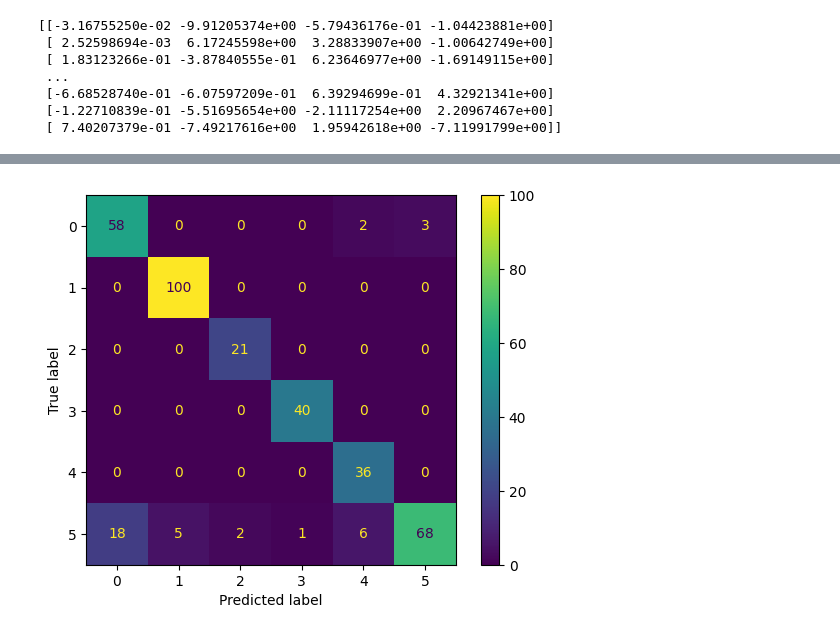
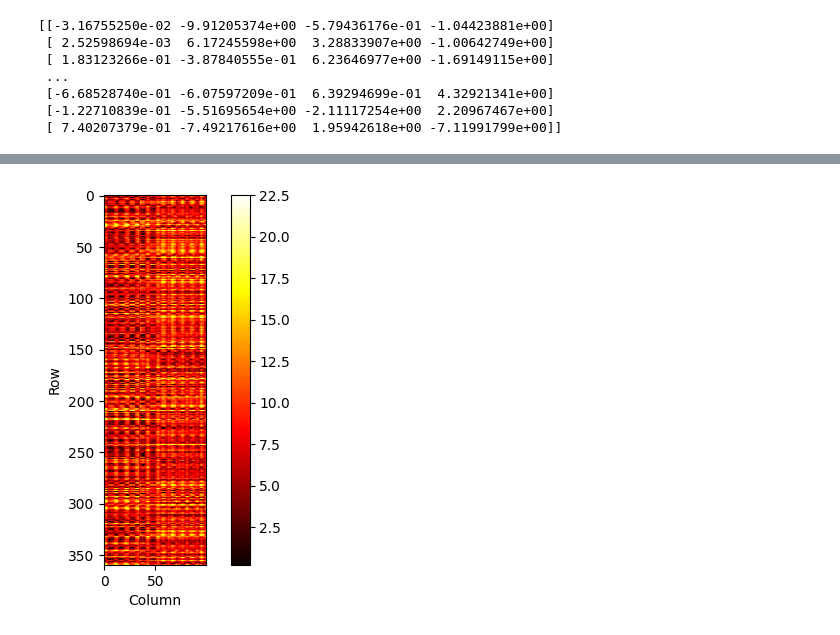
Before and after one commit to YoussefEzz/Unsupervised-learning, a Jupyter notebook: SOM.ipynb, the cells around one changed output, grey strips where cells are left out. Cells and saved outputs as stored; diff of their text form; code cells hidden in the pictures.

```diff
--- a/SOM.ipynb
+++ b/SOM.ipynb
@@ -2,7 +2,7 @@
 import pandas as pd
 
 #read and parse the training set .csv features file
-df = pd.read_csv('A3-data.txt', delimiter = ',')
+df = pd.read_csv('Datasets/A3-data.txt', delimiter = ',')
 
 X = df[['x', 'y', 'z', 't']]
 y = df[['class']]
@@ -21,11 +21,20 @@ from sklearn_som.som import SOM
 import numpy as np
 import matplotlib.pyplot as plt
 
-som_model = SOM(m = 20, n = 20, dim = 4)
+#initialize
+som_model = SOM(m = 10, n = 10 , dim = 4)
 
+#fit
 som_model.fit(X.to_numpy())
+print(X.shape)
 
-som_prediction = som_model.predict(X.to_numpy())
+#predict
+predicted_data = som_model.predict(X.to_numpy())
+print(predicted_data.shape)
 
-print((som_prediction))
+#transform
+transformed_data = som_model.transform(X)
+print(transformed_data.shape)
+
+print(transformed_data)
 # %% [output]
@@ -83,15 +57,12 @@ print(y_true_matched)
-# %%
-import matplotlib.pyplot as plt
-from sklearn import metrics
-
-actual = y
-predicted = y_true_matched
-
-confusion_matrix = metrics.confusion_matrix(actual, predicted)
-
-cm_display = metrics.ConfusionMatrixDisplay(confusion_matrix = confusion_matrix)
-
-cm_display.plot()
-plt.show()
-# %% [output]
-[figure, removed]
+# %%
+# Plot the heatmap
+plt.imshow(transformed_data, cmap='hot')
+plt.colorbar()
+
+# Set axis labels and title
+plt.xlabel('Column')
+plt.ylabel('Row')
+# Show the plot
+plt.show()
+# %% [output]
+[figure, added]
```
Also changed, not shown: parts of 2 cells of this notebook, 10 other files.
